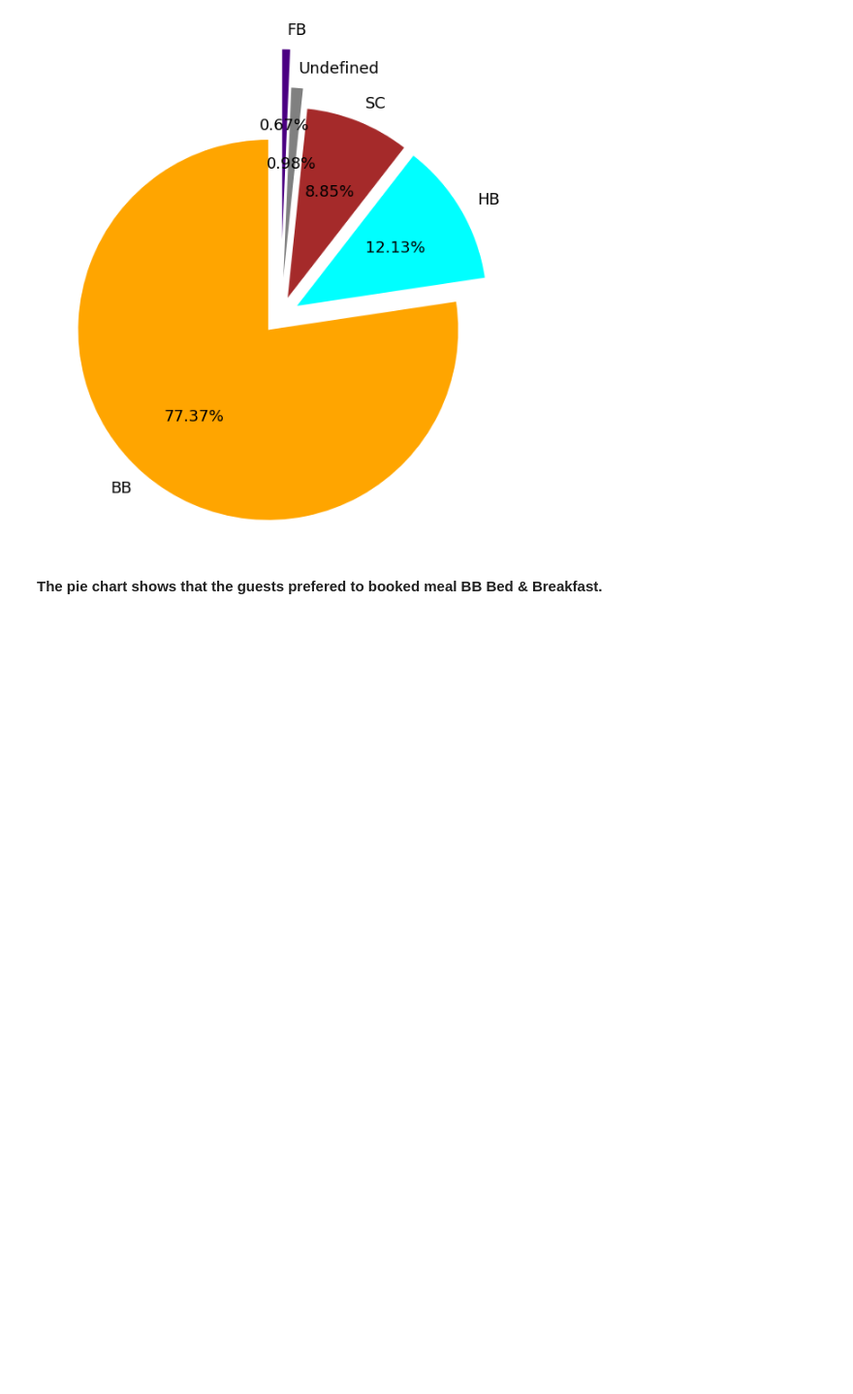
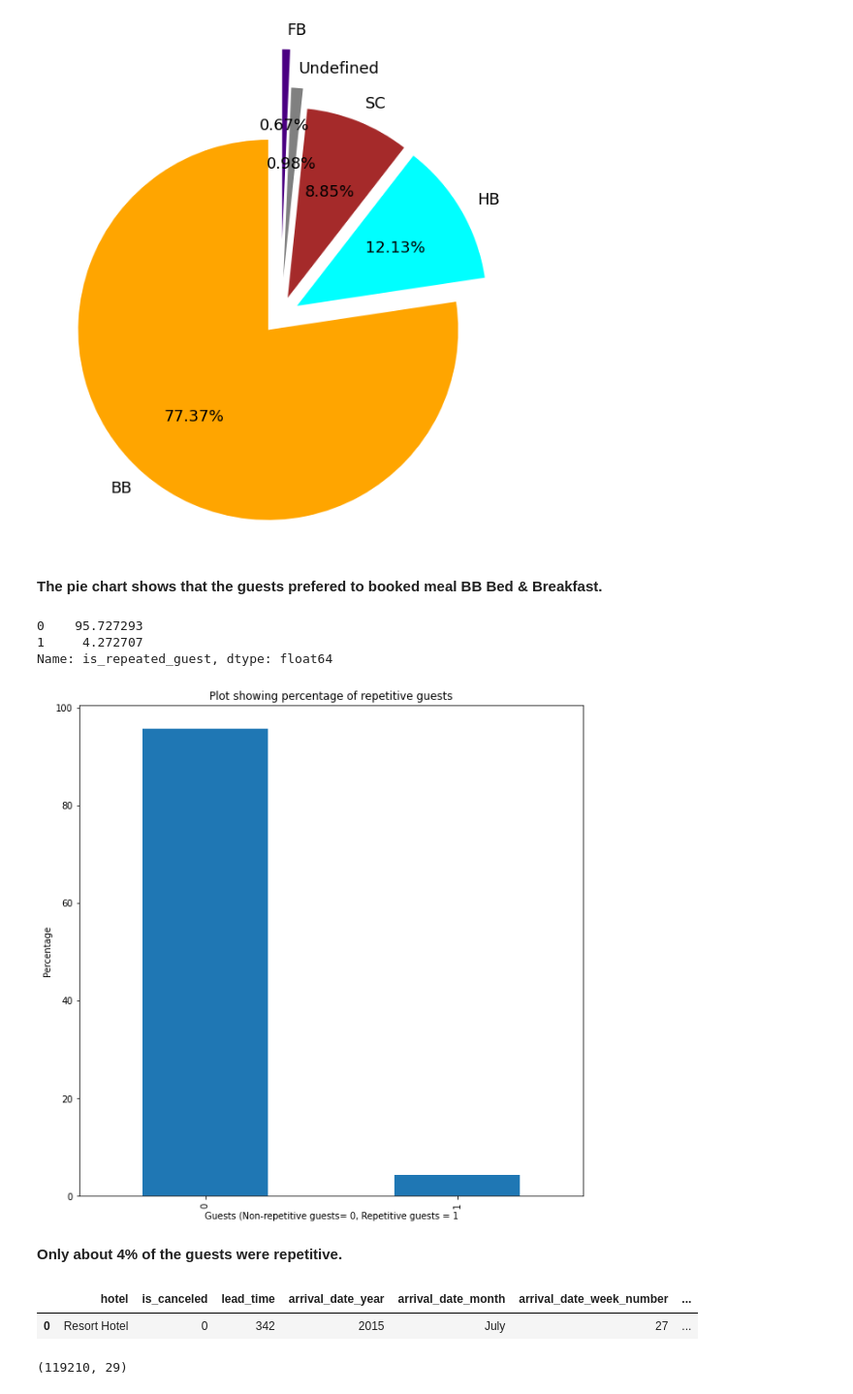
Before and after one commit to Aakash1095/EDA-capstone-project, a Jupyter notebook: Hotel_Booking_Analysis_Capstone_Project.ipynb, the cells around one changed output. Shown: that part at 97% size. Cells and saved outputs as stored; diff of their text form; code cells hidden in the pictures; blank space fills up the shorter version.

```diff
--- a/Hotel_Booking_Analysis_Capstone_Project.ipynb
+++ b/Hotel_Booking_Analysis_Capstone_Project.ipynb
@@ -357,3 +357,30 @@ plt.pie(sizes, explode=explode, labels=labels, colors=colors, autopct='%1.2f%%',
 [figure]
 # %% [markdown]
 **The pie chart shows that the guests prefered to booked meal BB Bed & Breakfast.**
+# %%
+# Analysing the repetition of the guests
+
+percentage_repetitive_guests = df_hotel[df_hotel['is_canceled'] == 0]['is_repeated_guest'].value_counts()/len(df_hotel[df_hotel['is_canceled'] == 0])*100
+percentage_repetitive_guests
+# %% [output]
+0    95.727293
+1     4.272707
+Name: is_repeated_guest, dtype: float64
+# %%
+# Plotting the bargraph showing  repetition of the guests
+percentage_repetitive_guests.plot(kind='bar')
+
+plt.title('Plot showing percentage of repetitive guests')
+plt.ylabel('Percentage')
+plt.xlabel('Guests (Non-repetitive guests= 0, Repetitive guests = 1')
+
+plt.rcParams['figure.figsize'] = (10, 5)
+# %% [output]
+[figure, added]
+# %% [markdown]
+**Only about 4% of the guests were repetitive.**
+# %%
+df_hotel.head(1)
+# %% [output]
+|  | hotel | is_canceled | lead_time | arrival_date_year | arrival_date_month | arrival_date_week_number | ... |
+| 0 | Resort Hotel | 0 | 342 | 2015 | July | 27 | ... |
@@ -359,0 +389,4 @@ plt.pie(sizes, explode=explode, labels=labels, colors=colors, autopct='%1.2f%%',
+# %%
+df_hotel.shape
+# %% [output]
+(119210, 29)
```
Also changed, not shown: parts of 3 cells of this notebook.
